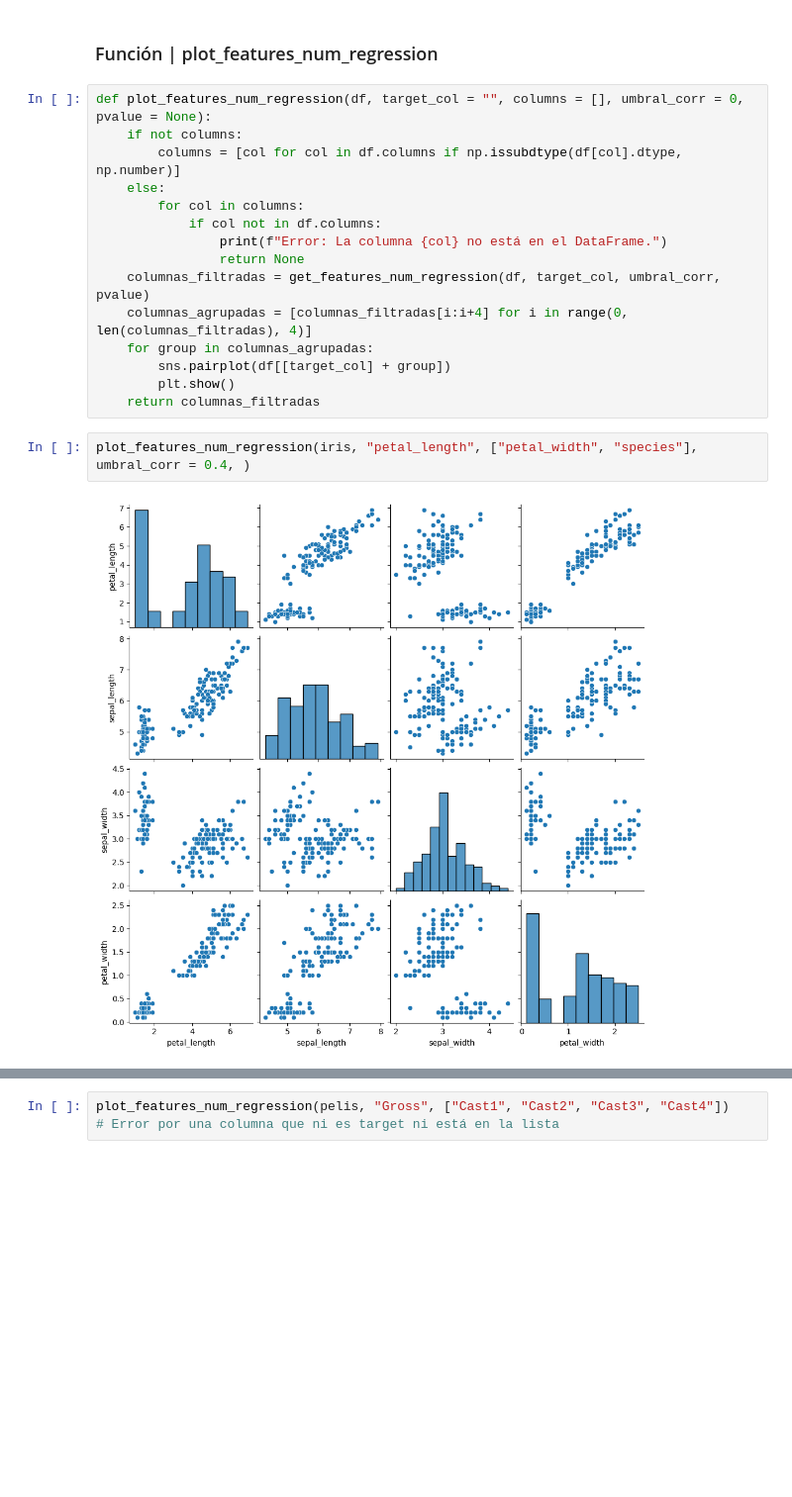
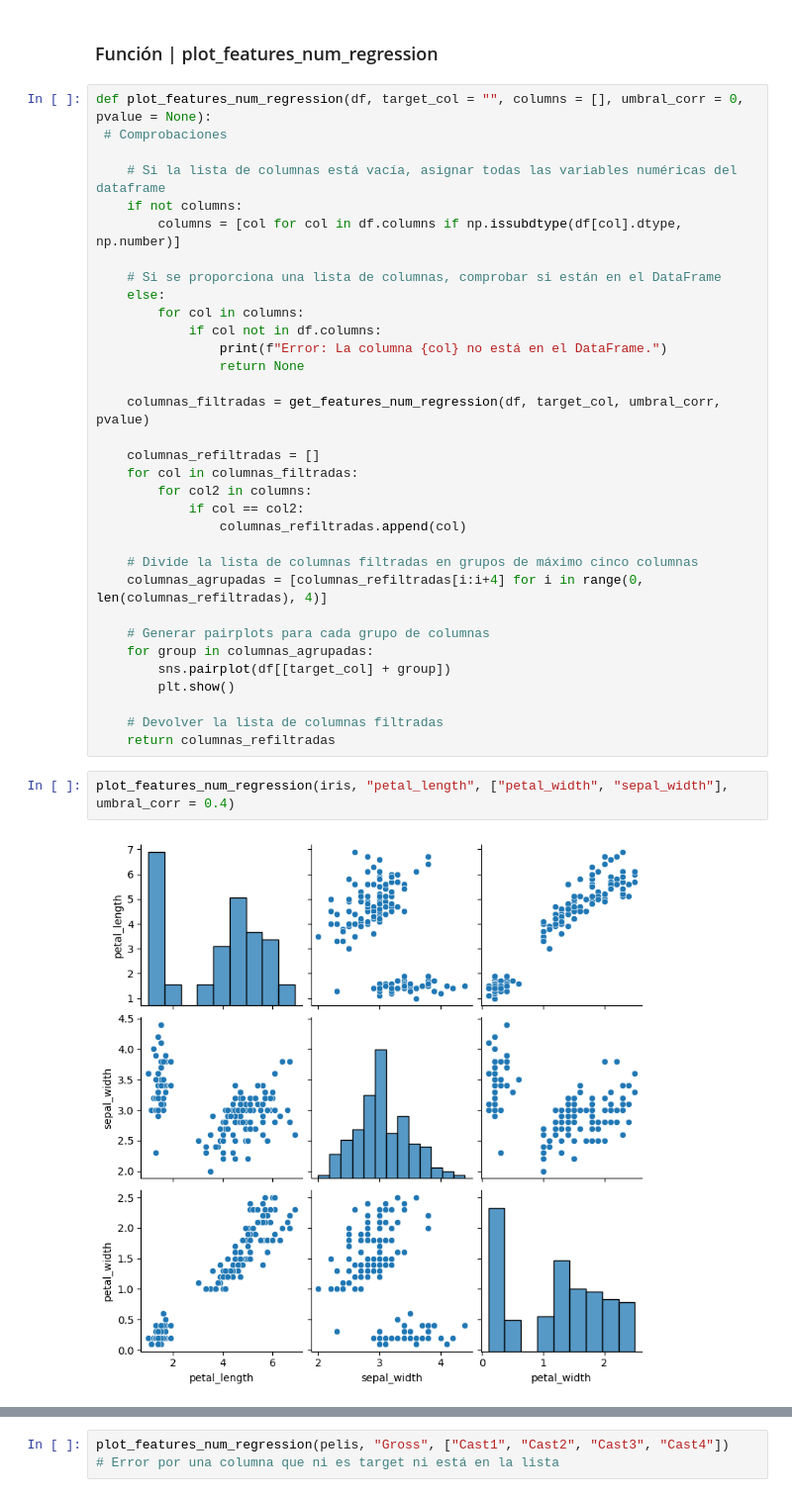
Before and after one commit to marosor/ML_Toolbox, a Jupyter notebook: Team_Challenge/Toolbox_ML/Codigo_Ejemplo_Toolbox_ML.ipynb, the cells around one changed output, grey strips where cells are left out. Shown at 99% size. Cells and saved outputs as stored; diff of their text form; blank space fills up the shorter version.

```diff
--- a/Team_Challenge/Toolbox_ML/Codigo_Ejemplo_Toolbox_ML.ipynb
+++ b/Team_Challenge/Toolbox_ML/Codigo_Ejemplo_Toolbox_ML.ipynb
@@ -333,20 +372,38 @@ Error: El pvalue debe estar entre 0 y 1.
 ### Función | plot_features_num_regression
 # %%
 def plot_features_num_regression(df, target_col = "", columns = [], umbral_corr = 0, pvalue = None):
+ # Comprobaciones
+
+    # Si la lista de columnas está vacía, asignar todas las variables numéricas del dataframe
     if not columns:
         columns = [col for col in df.columns if np.issubdtype(df[col].dtype, np.number)]
+
+    # Si se proporciona una lista de columnas, comprobar si están en el DataFrame
     else:
         for col in columns:
             if col not in df.columns:
                 print(f"Error: La columna {col} no está en el DataFrame.")
                 return None
+
     columnas_filtradas = get_features_num_regression(df, target_col, umbral_corr, pvalue)
-    columnas_agrupadas = [columnas_filtradas[i:i+4] for i in range(0, len(columnas_filtradas), 4)]
+
+    columnas_refiltradas = []
+    for col in columnas_filtradas:
+        for col2 in columns:
+            if col == col2:
+                columnas_refiltradas.append(col)
+
+    # Divide la lista de columnas filtradas en grupos de máximo cinco columnas
+    columnas_agrupadas = [columnas_refiltradas[i:i+4] for i in range(0, len(columnas_refiltradas), 4)]
+
+    # Generar pairplots para cada grupo de columnas
     for group in columnas_agrupadas:
         sns.pairplot(df[[target_col] + group])
         plt.show()
-    return columnas_filtradas
+
+    # Devolver la lista de columnas filtradas
+    return columnas_refiltradas
 # %%
-plot_features_num_regression(iris, "petal_length", ["petal_width", "species"], umbral_corr = 0.4, )
+plot_features_num_regression(iris, "petal_length", ["petal_width", "sepal_width"], umbral_corr = 0.4)
 # %% [output]
-[figure, old version]
+[figure, new version]
```
Also changed, not shown: parts of 15 cells of this notebook, 3 other files.
